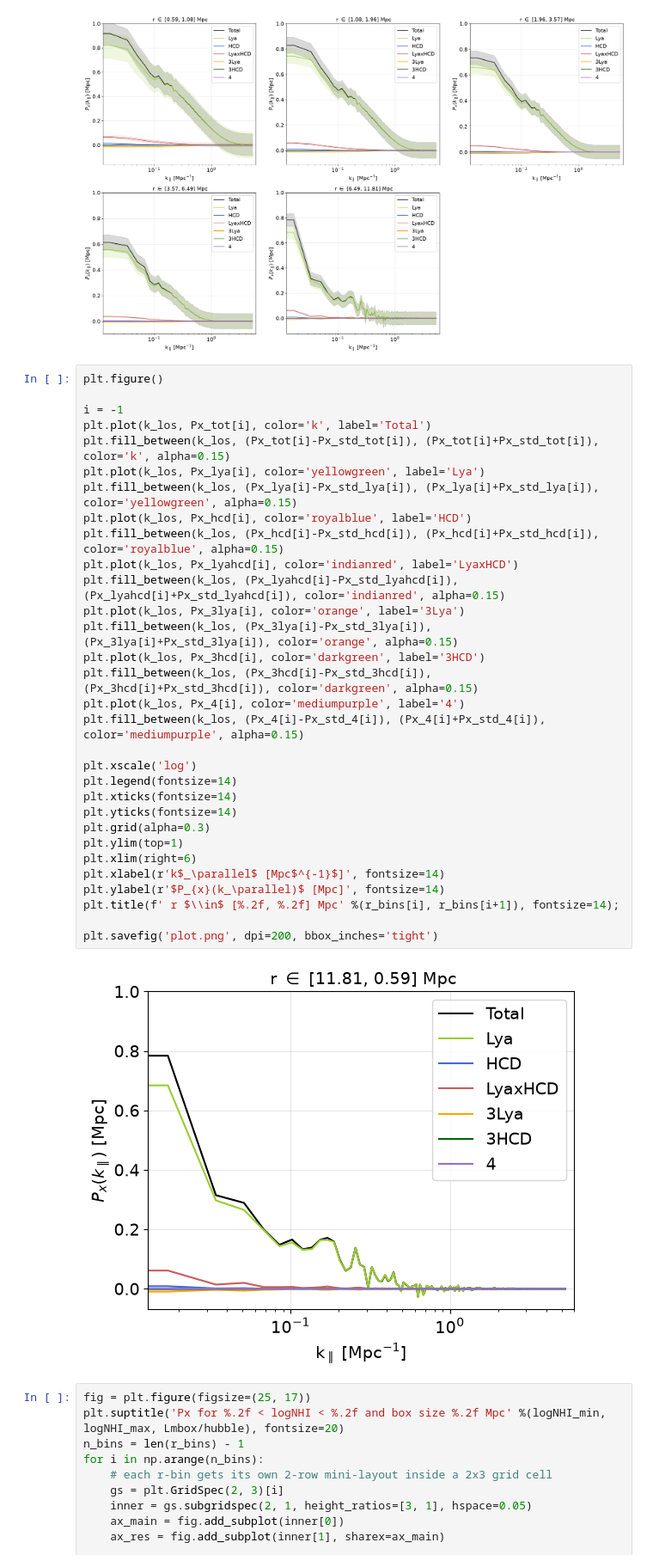
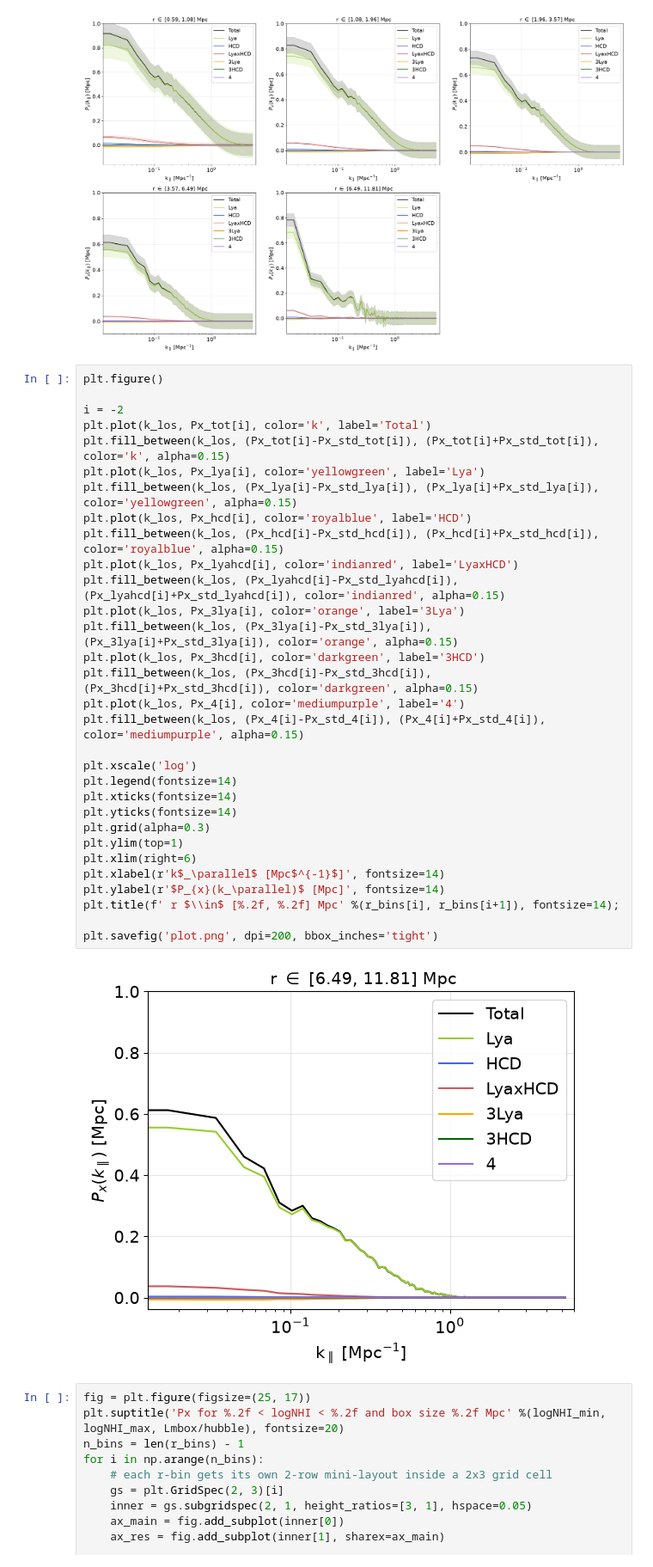
Before and after one commit to andreufont/astrid_hcd, a Jupyter notebook: SimulationFields/Px.ipynb, the cells around one changed output. Shown at 86% size. Saved outputs shown, nothing was run; the diff lists cells and outputs as text.

```diff
--- a/SimulationFields/Px.ipynb
+++ b/SimulationFields/Px.ipynb
@@ -512,36 +549,36 @@ for i in np.arange(len(r_bins)-1):
 # %%
 plt.figure()
 
-i = -1
+i = -2
 plt.plot(k_los, Px_tot[i], color='k', label='Total')
 plt.fill_between(k_los, (Px_tot[i]-Px_std_tot[i]), (Px_tot[i]+Px_std_tot[i]), color='k', alpha=0.15)
 plt.plot(k_los, Px_lya[i], color='yellowgreen', label='Lya')
 plt.fill_between(k_los, (Px_lya[i]-Px_std_lya[i]), (Px_lya[i]+Px_std_lya[i]), color='yellowgreen', alpha=0.15)
 plt.plot(k_los, Px_hcd[i], color='royalblue', label='HCD')
 plt.fill_between(k_los, (Px_hcd[i]-Px_std_hcd[i]), (Px_hcd[i]+Px_std_hcd[i]), color='royalblue', alpha=0.15)
 plt.plot(k_los, Px_lyahcd[i], color='indianred', label='LyaxHCD')
 plt.fill_between(k_los, (Px_lyahcd[i]-Px_std_lyahcd[i]), (Px_lyahcd[i]+Px_std_lyahcd[i]), color='indianred', alpha=0.15)
 plt.plot(k_los, Px_3lya[i], color='orange', label='3Lya')
 plt.fill_between(k_los, (Px_3lya[i]-Px_std_3lya[i]), (Px_3lya[i]+Px_std_3lya[i]), color='orange', alpha=0.15)
 plt.plot(k_los, Px_3hcd[i], color='darkgreen', label='3HCD')
 plt.fill_between(k_los, (Px_3hcd[i]-Px_std_3hcd[i]), (Px_3hcd[i]+Px_std_3hcd[i]), color='darkgreen', alpha=0.15)
 plt.plot(k_los, Px_4[i], color='mediumpurple', label='4')
 plt.fill_between(k_los, (Px_4[i]-Px_std_4[i]), (Px_4[i]+Px_std_4[i]), color='mediumpurple', alpha=0.15)
 
 plt.xscale('log')
 plt.legend(fontsize=14)
 plt.xticks(fontsize=14)
 plt.yticks(fontsize=14)
 plt.grid(alpha=0.3)
 plt.ylim(top=1)
 plt.xlim(right=6)
 plt.xlabel(r'k$_\parallel$ [Mpc$^{-1}$]', fontsize=14)
 plt.ylabel(r'$P_{x}(k_\parallel)$ [Mpc]', fontsize=14)
 plt.title(f' r $\\in$ [%.2f, %.2f] Mpc' %(r_bins[i], r_bins[i+1]), fontsize=14);
 
 plt.savefig('plot.png', dpi=200, bbox_inches='tight')
 # %% [output]
-[figure, old version]
+[figure, new version]
 # %%
 fig = plt.figure(figsize=(25, 17))
 plt.suptitle('Px for %.2f < logNHI < %.2f and box size %.2f Mpc' %(logNHI_min, logNHI_max, Lmbox/hubble), fontsize=20)
```
Also changed, not shown: parts of 6 cells of this notebook, 3 other files.
